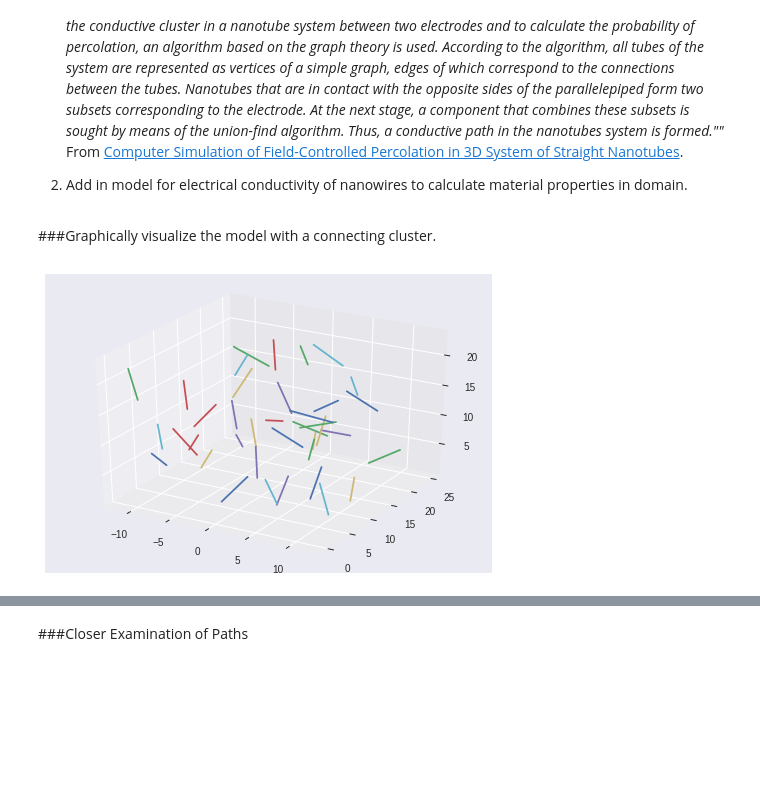
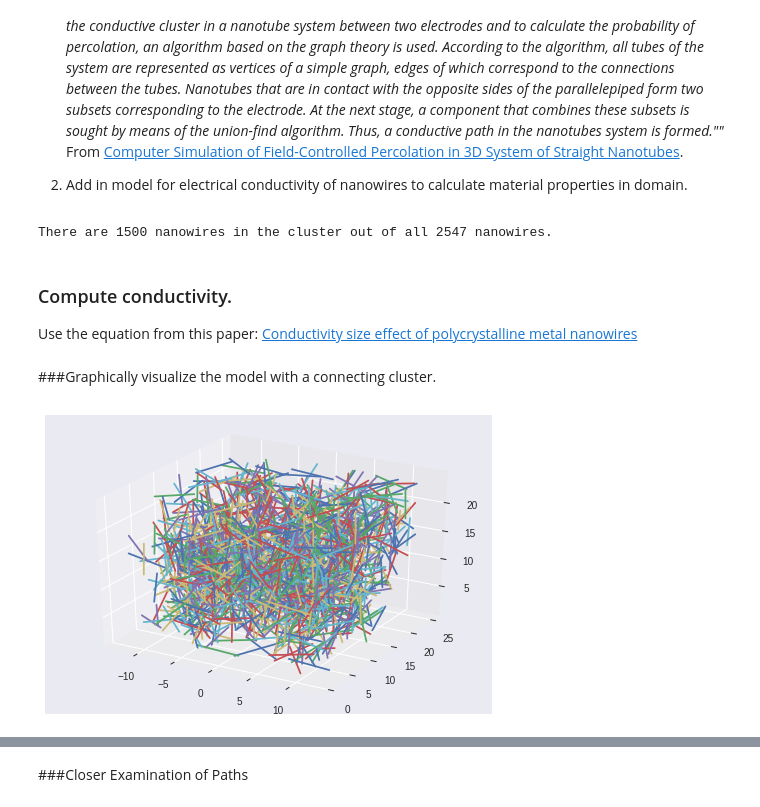
Before and after one commit to mzhang32/nanohub-project, a Jupyter notebook: first_submodel.ipynb, the cells around one changed output, grey strips where cells are left out. Drawn from its saved outputs; the diff is of its cells as text; code cells hidden in the pictures; blank space fills up the shorter version.

```diff
--- a/first_submodel.ipynb
+++ b/first_submodel.ipynb
@@ -372,5 +302,3 @@ def init_graph(segments, tolerance):
   return G
-# %%
-G = init_graph(segments, diameter)
-#G = init_graph(segments, diameter)
-#list(G.nodes)
+# %%
+H = init_graph(lines, diameter*2.5)
@@ -376,0 +312,18 @@ G = init_graph(segments, diameter)
+# %%
+import matplotlib.pyplot as plt
+from mpl_toolkits.mplot3d import Axes3D
+fig = plt.figure()
+ax = fig.add_subplot(111, projection='3d')
+
+segments = []
+for line in lines:
+  x = [line[0][0], line[1][0]]
+  y = [line[0][1], line[1][1]]
+  z = [line[0][2], line[1][2]]
+  segments.append([x, y, z])
+for seg in segments:
+  ax.plot(seg[0], seg[1], seg[2])
+plt.xlabel('x')
+plt.ylabel('y')
+#ax.plot([0, -1], [0, -1], [0, -1]) # Test line segment
+plt.show()
@@ -397,7 +352,7 @@ list(G.edges.data('weight'))
 def is_between(b1, x, b2):
    return (b1 <= x and x <= b2) or (b2 <= x and x <= b1)
 
-""" Given the length of the cross-section, a list of sorted segments
+""" Given the length of the cross-section, a list of segments
  [(x1, x2), (y1, y2), (z1, z2)], graph G, and a tolerance, return a
  connecting cluster from source(y~0) to sink(y~length). If none,
  return None.
@@ -432,8 +387,11 @@ def find_connecting_cluster(length, segs, G, tol):
 
   # Iteratively grow from the sink to get the final cluster.
   K = nx.Graph()
+  K_sinks, K_sources = set(), set()
   new_segs = [v for v in H.nodes if v in sink_segs]
+  K_sinks = set(new_segs)
   K.add_nodes_from(new_segs)
+  path_exists = False
   while new_segs:
     temp = list(new_segs)
     new_segs = []
@@ -441,5 +399,17 @@ def find_connecting_cluster(length, segs, G, tol):
       for v in H.neighbors(seg):
         if v not in source_segs and v not in K.nodes:
           new_segs.append(v)
+        if v in source_segs:
+          K_sources.add(v)
         K.add_edge(seg, v, weight=G[seg][v]['weight'])
-  return K
+  if not K_sources:
+    print("No connecting paths.")
+  return K, K_sources, K_sinks
+# %%
+K, K_sources, K_sinks = find_connecting_cluster(length_of_poly, segments, H, diameter)
+print("There are %d nanowires in the cluster out of all %d nanowires." % (len(K.nodes), len(segments)))
+# %% [output]
+There are 1500 nanowires in the cluster out of all 2547 nanowires.
+# %% [markdown]
+### Compute conductivity.
+Use the equation from this paper: [Conductivity size effect of polycrystalline metal nanowires](https://aip.scitation.org/doi/full/10.1063/1.4967198)
@@ -446,12 +461,14 @@ def find_connecting_cluster(length, segs, G, tol):
 # %% [markdown]
 ###Graphically visualize the model with a connecting cluster.
 # %%
+import matplotlib.pyplot as plt
+from mpl_toolkits.mplot3d import Axes3D
 fig = plt.figure()
 ax = fig.add_subplot(111, projection='3d')
-K = find_connecting_cluster(length_of_poly, segments, G, diameter)
+K = find_connecting_cluster(length_of_poly, segments, H, diameter)[0]
 for n in K.nodes:
   seg = segments[n]
   ax.plot(seg[0], seg[1], seg[2])
 plt.show()
 # %% [output]
-[figure, old version]
+[figure, new version]
```
Also changed, not shown: parts of 30 cells of this notebook.
